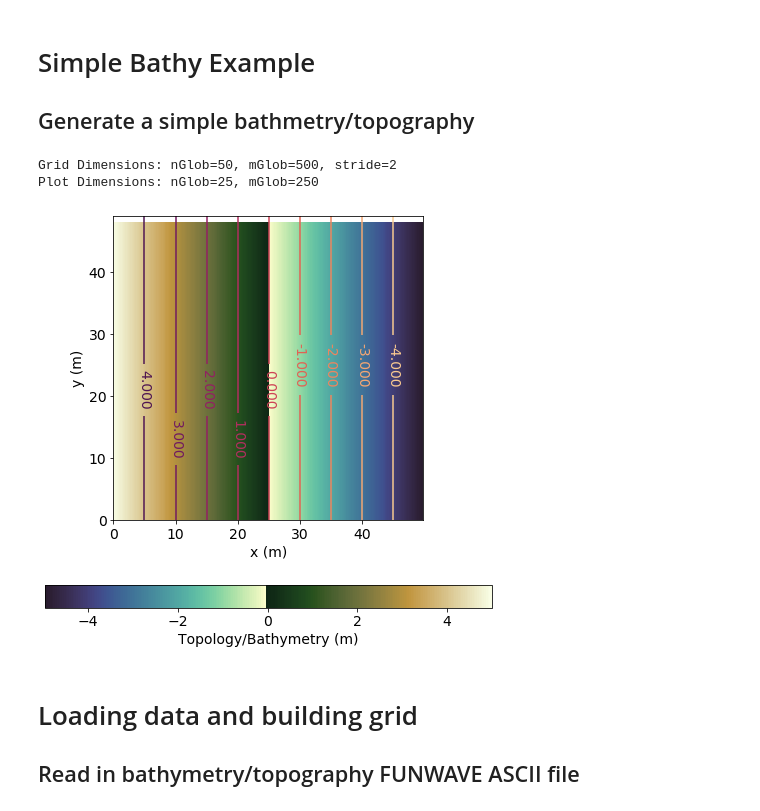
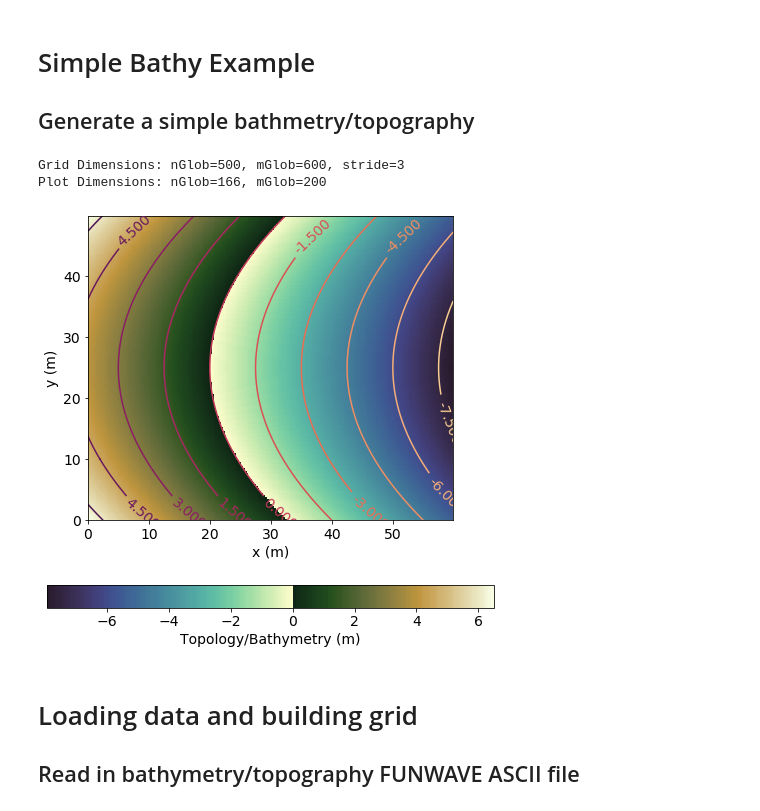
Before and after one commit to mayhl/FUNWAVE-TVD-pyScripts, a Jupyter notebook: bathy_modifications/addBreakwater.ipynb, the cells around one changed output. Drawn from its saved outputs; the diff is of its cells as text; code cells hidden in the pictures.

```diff
--- a/bathy_modifications/addBreakwater.ipynb
+++ b/bathy_modifications/addBreakwater.ipynb
@@ -85,42 +84,42 @@ def plotBathy( ax, x, y, z , stride=1):
 x0 = 0
 y0 = 0
 
-dx = 0.1
-dy = 1
+dx = 1/10
+dy = 1/10
 
-nGlob = 50
-mGlob = 2.5*200
+nGlob = 50*10
+mGlob = (2.5*200+100)
 
 # Constructing equispaced grid
 x = np.arange(0,mGlob)*dx + x0
 y = np.arange(0,nGlob)*dy + y0
 
 # Computing stride based on max linear plot size
 nMax = max(nGlob,mGlob)
 stride = int(nMax/maxLinearPlotPoints)
 if ( stride < 1 ): stride = 1
 
 nGlobPlot = int( nGlob/stride )
 mGlobPlot = int( mGlob/stride )
 
 [X,Y] = np.meshgrid(x,y)
 
 # Simple bathy/topo of a sloping beach with slope 0.2 and zero contour line at x=25
-bathy = 0.2*(25-X)
+bathy = 0.2*(25-X) + 0.004*(Y-25)**2-1
 
 print( "Grid Dimensions: nGlob=%d, mGlob=%d, stride=%d" % (nGlob, mGlob, stride) )
 print( "Plot Dimensions: nGlob=%d, mGlob=%d" % (nGlobPlot,mGlobPlot) )
 
 # Plotting topography/bathymetry
 fig, ax = plt.subplots()
 fig.set_size_inches(8, 8)
 
 
 plotBathy( ax, x, y, bathy, stride )
 # %% [output]
-Grid Dimensions: nGlob=50, mGlob=500, stride=2
-Plot Dimensions: nGlob=25, mGlob=250
+Grid Dimensions: nGlob=500, mGlob=600, stride=3
+Plot Dimensions: nGlob=166, mGlob=200
-[figure, old version]
+[figure, new version]
 # %% [markdown]
 # Loading data and building grid
 ## Read in bathymetry/topography FUNWAVE ASCII file
```
Also changed, not shown: parts of 4 cells of this notebook.
